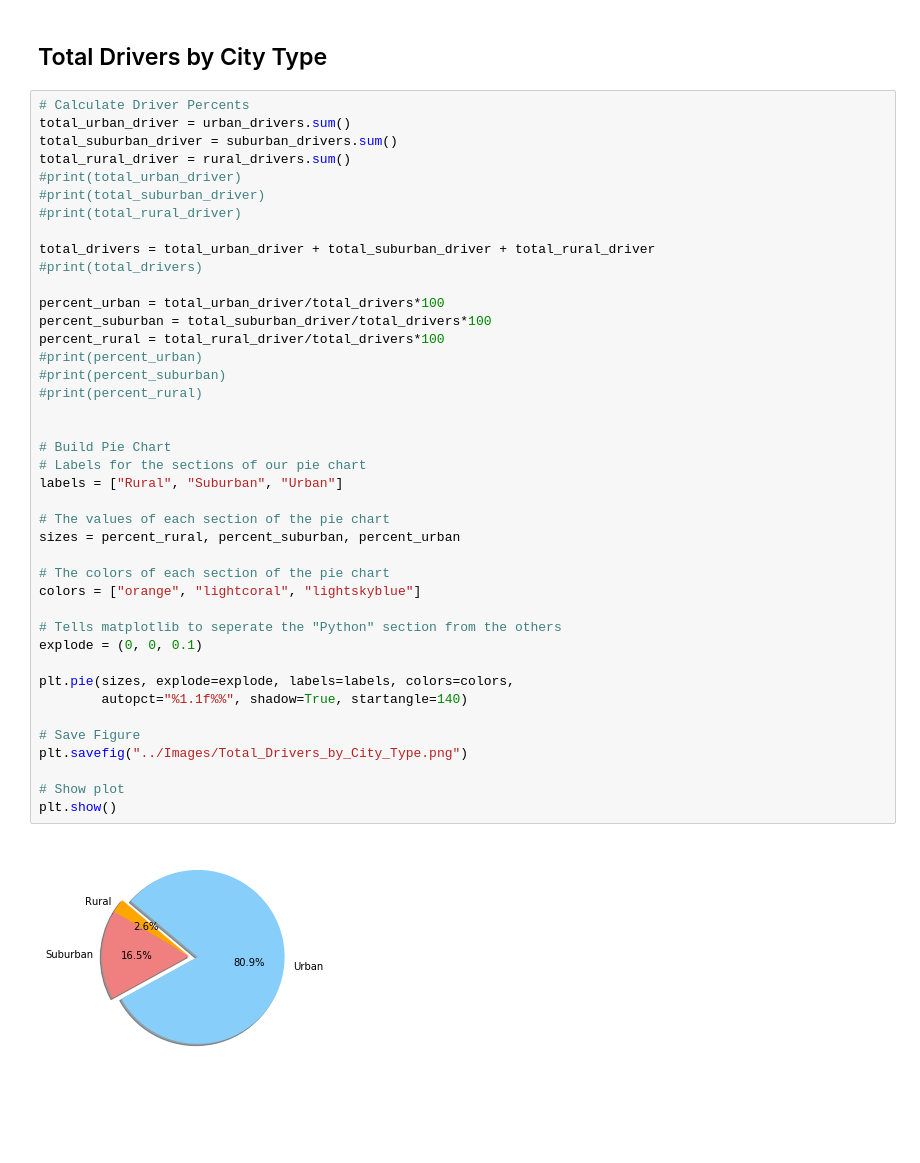
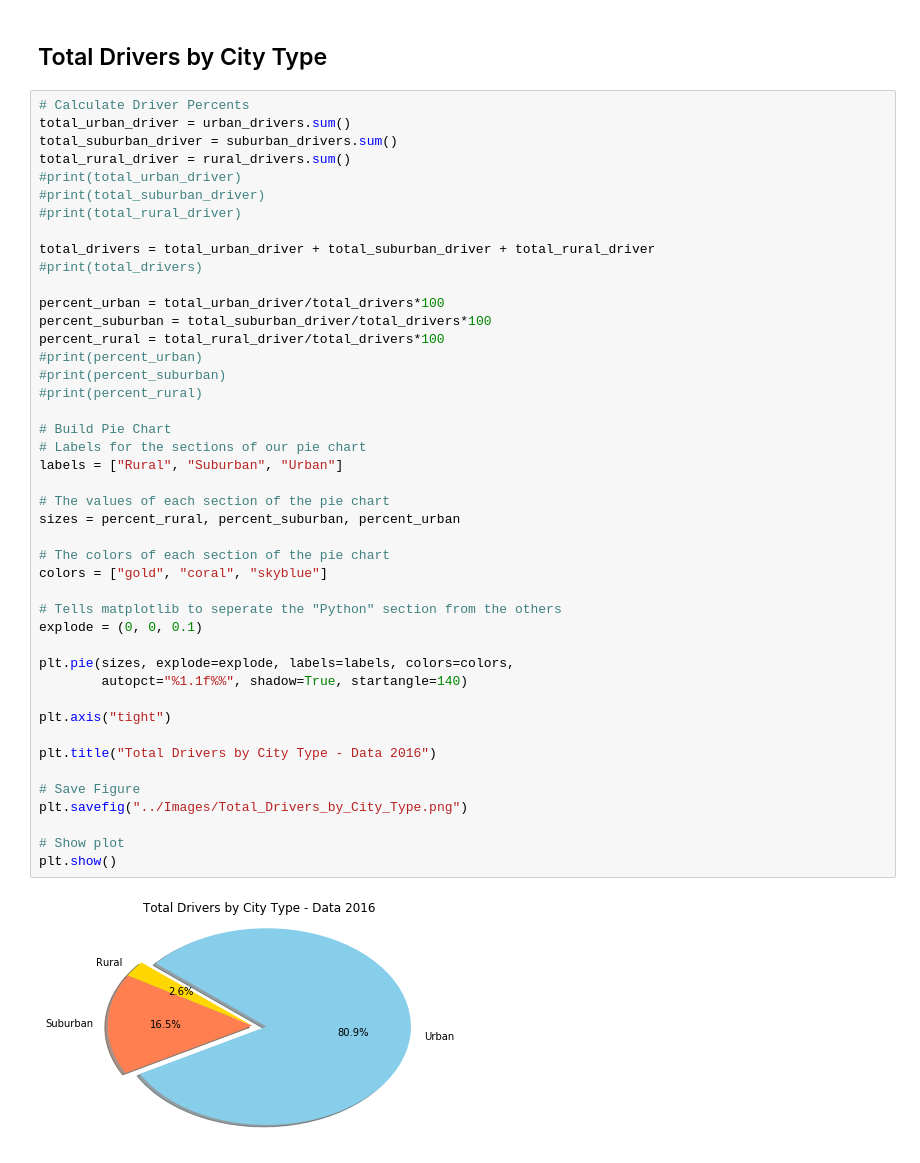
Before and after one commit to mrvisco/05-Matplotlib---The-power-of-Plots, a Jupyter notebook: 05-Matplotlib/Instructions/Pyber/pyber_starter.ipynb, the cells around one changed output. Drawn from its saved outputs; the diff is of its cells as text; blank space fills up the shorter version.

```diff
--- a/05-Matplotlib/Instructions/Pyber/pyber_starter.ipynb
+++ b/05-Matplotlib/Instructions/Pyber/pyber_starter.ipynb
@@ -159,33 +173,36 @@ total_drivers = total_urban_driver + total_suburban_driver + total_rural_driver
 #print(total_drivers)
 
 percent_urban = total_urban_driver/total_drivers*100
 percent_suburban = total_suburban_driver/total_drivers*100
 percent_rural = total_rural_driver/total_drivers*100
 #print(percent_urban)
 #print(percent_suburban)
 #print(percent_rural)
 
-
 # Build Pie Chart
 # Labels for the sections of our pie chart
 labels = ["Rural", "Suburban", "Urban"]
 
 # The values of each section of the pie chart
 sizes = percent_rural, percent_suburban, percent_urban
 
 # The colors of each section of the pie chart
-colors = ["orange", "lightcoral", "lightskyblue"]
+colors = ["gold", "coral", "skyblue"]
 
 # Tells matplotlib to seperate the "Python" section from the others
 explode = (0, 0, 0.1)
 
 plt.pie(sizes, explode=explode, labels=labels, colors=colors,
         autopct="%1.1f%%", shadow=True, startangle=140)
 
+plt.axis("tight")
+
+plt.title("Total Drivers by City Type - Data 2016")
+
 # Save Figure
 plt.savefig("../Images/Total_Drivers_by_City_Type.png")
 
 # Show plot
 plt.show()
 # %% [output]
-[figure, old version]
+[figure, new version]
```
Also changed, not shown: parts of 4 cells of this notebook.
